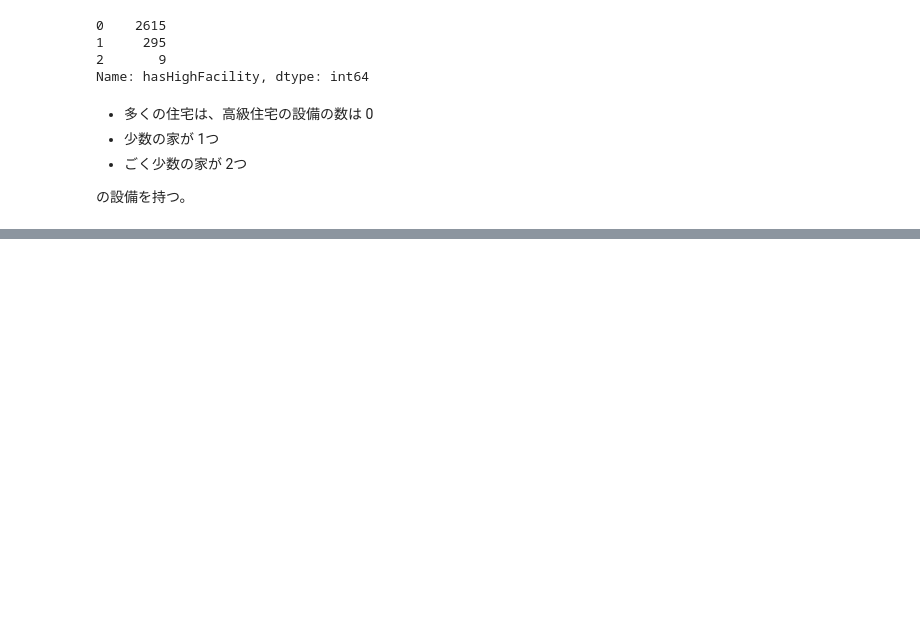
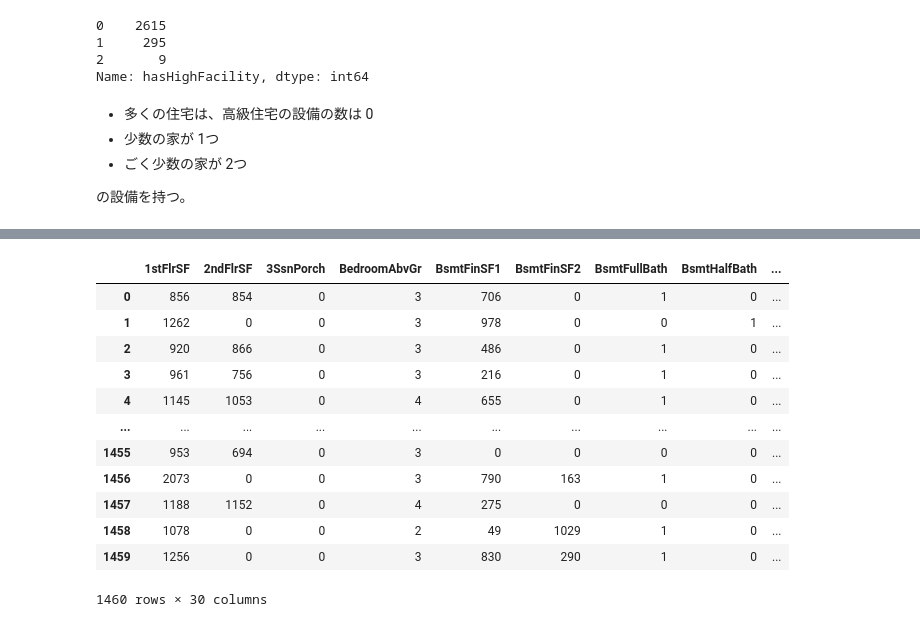
Before and after one commit to 1024xx4/kaggle_house_prices, a Jupyter notebook: kaggle_house-price.ipynb, the cells around one changed output, grey strips where cells are left out. Drawn from its saved outputs; the diff is of its cells as text; code cells hidden in the pictures; blank space fills up the shorter version.

```diff
--- a/kaggle_house-price.ipynb
+++ b/kaggle_house-price.ipynb
@@ -592,0 +646,4 @@ df_all.drop(["PoolQC", "MiscFeature", "Alley"], axis=1, inplace=True)
+# %%
+# 数値Data から比例尺度ではない変数を除いだ比例尺度Data
+num_features = sorted(list(set(df_train_num) - set(nonratio_features)))
+num_features
@@ -592,0 +668,18 @@ df_all.drop(["PoolQC", "MiscFeature", "Alley"], axis=1, inplace=True)
+# %%
+# 比例尺度の列のみを抜き出す
+df_train_num_rs = df_train_num[num_features]
+df_train_num_rs
+# %% [output]
+|  | 1stFlrSF | 2ndFlrSF | 3SsnPorch | BedroomAbvGr | BsmtFinSF1 | BsmtFinSF2 | BsmtFullBath | BsmtHalfBath | ... |
+| 0 | 856 | 854 | 0 | 3 | 706 | 0 | 1 | 0 | ... |
+| 1 | 1262 | 0 | 0 | 3 | 978 | 0 | 0 | 1 | ... |
+| 2 | 920 | 866 | 0 | 3 | 486 | 0 | 1 | 0 | ... |
+| 3 | 961 | 756 | 0 | 3 | 216 | 0 | 1 | 0 | ... |
+| 4 | 1145 | 1053 | 0 | 4 | 655 | 0 | 1 | 0 | ... |
+| ... | ... | ... | ... | ... | ... | ... | ... | ... | ... |
+| 1455 | 953 | 694 | 0 | 3 | 0 | 0 | 0 | 0 | ... |
+| 1456 | 2073 | 0 | 0 | 3 | 790 | 163 | 1 | 0 | ... |
+| 1457 | 1188 | 1152 | 0 | 4 | 275 | 0 | 0 | 0 | ... |
+| 1458 | 1078 | 0 | 0 | 2 | 49 | 1029 | 1 | 0 | ... |
+| 1459 | 1256 | 0 | 0 | 3 | 830 | 290 | 1 | 0 | ... |
+1460 rows × 30 columns
```
Also changed, not shown: parts of 8 cells of this notebook.
